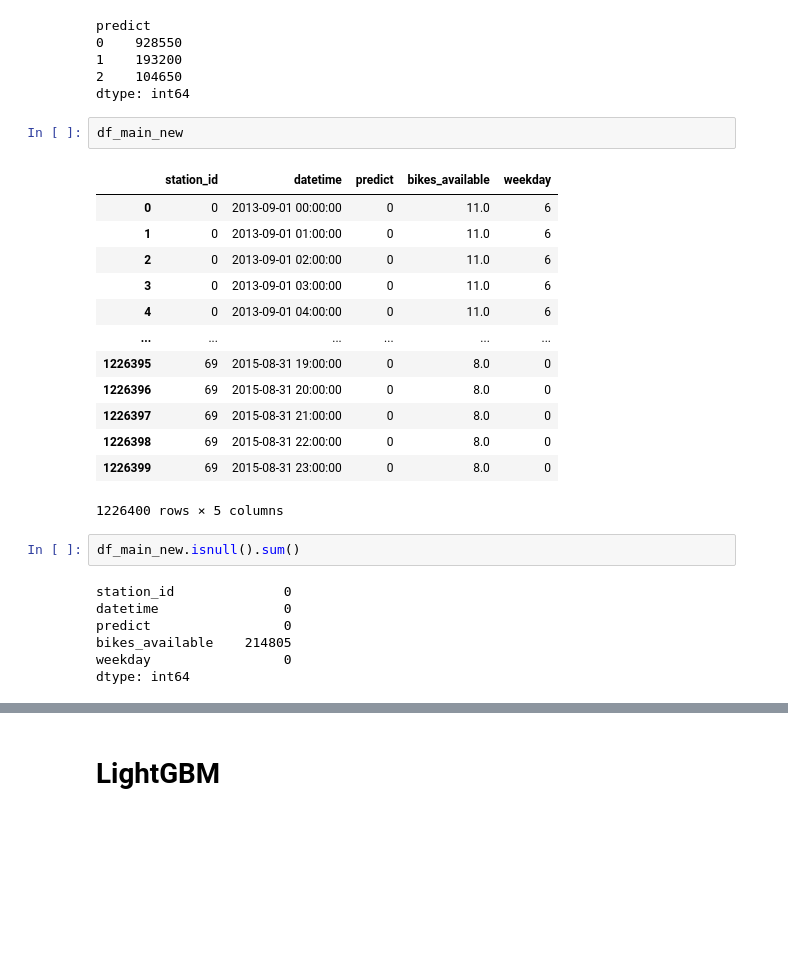
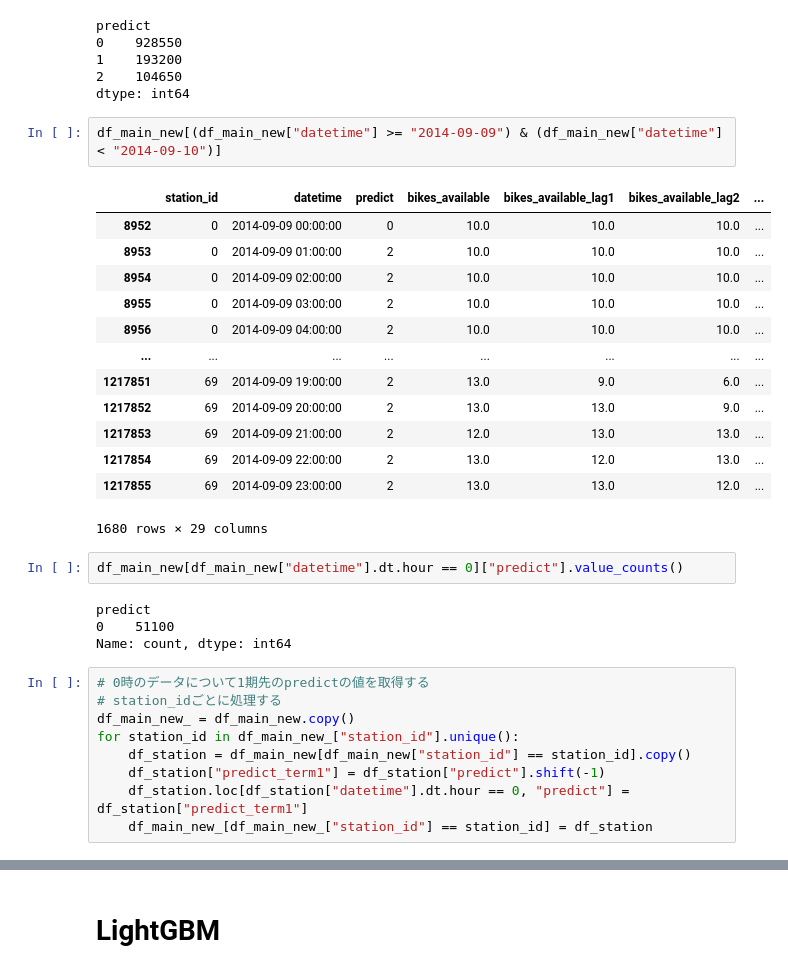
Before and after one commit to snoopy0420/atma_udemy, a Jupyter notebook: notebooks/baseline_LGBM.ipynb, the cells around one changed output, grey strips where cells are left out. Drawn from its saved outputs; the diff is of its cells as text; blank space fills up the shorter version.

```diff
--- a/notebooks/baseline_LGBM.ipynb
+++ b/notebooks/baseline_LGBM.ipynb
@@ -497,28 +496,34 @@ predict
 1    193200
 2    104650
 dtype: int64
-# %%
-df_main_new
-# %% [output]
-|  | station_id | datetime | predict | bikes_available | weekday |
-| 0 | 0 | 2013-09-01 00:00:00 | 0 | 11.0 | 6 |
-| 1 | 0 | 2013-09-01 01:00:00 | 0 | 11.0 | 6 |
-| 2 | 0 | 2013-09-01 02:00:00 | 0 | 11.0 | 6 |
-| 3 | 0 | 2013-09-01 03:00:00 | 0 | 11.0 | 6 |
-| 4 | 0 | 2013-09-01 04:00:00 | 0 | 11.0 | 6 |
-| ... | ... | ... | ... | ... | ... |
-| 1226395 | 69 | 2015-08-31 19:00:00 | 0 | 8.0 | 0 |
-| 1226396 | 69 | 2015-08-31 20:00:00 | 0 | 8.0 | 0 |
-| 1226397 | 69 | 2015-08-31 21:00:00 | 0 | 8.0 | 0 |
-| 1226398 | 69 | 2015-08-31 22:00:00 | 0 | 8.0 | 0 |
-| 1226399 | 69 | 2015-08-31 23:00:00 | 0 | 8.0 | 0 |
-1226400 rows × 5 columns
-# %%
-df_main_new.isnull().sum()
-# %% [output]
-station_id              0
-datetime                0
-predict                 0
-bikes_available    214805
-weekday                 0
-dtype: int64
+# %%
+df_main_new[(df_main_new["datetime"] >= "2014-09-09") & (df_main_new["datetime"] < "2014-09-10")]
+# %% [output]
+|  | station_id | datetime | predict | bikes_available | bikes_available_lag1 | bikes_available_lag2 | ... |
+| 8952 | 0 | 2014-09-09 00:00:00 | 0 | 10.0 | 10.0 | 10.0 | ... |
+| 8953 | 0 | 2014-09-09 01:00:00 | 2 | 10.0 | 10.0 | 10.0 | ... |
+| 8954 | 0 | 2014-09-09 02:00:00 | 2 | 10.0 | 10.0 | 10.0 | ... |
+| 8955 | 0 | 2014-09-09 03:00:00 | 2 | 10.0 | 10.0 | 10.0 | ... |
+| 8956 | 0 | 2014-09-09 04:00:00 | 2 | 10.0 | 10.0 | 10.0 | ... |
+| ... | ... | ... | ... | ... | ... | ... | ... |
+| 1217851 | 69 | 2014-09-09 19:00:00 | 2 | 13.0 | 9.0 | 6.0 | ... |
+| 1217852 | 69 | 2014-09-09 20:00:00 | 2 | 13.0 | 13.0 | 9.0 | ... |
+| 1217853 | 69 | 2014-09-09 21:00:00 | 2 | 12.0 | 13.0 | 13.0 | ... |
+| 1217854 | 69 | 2014-09-09 22:00:00 | 2 | 13.0 | 12.0 | 13.0 | ... |
+| 1217855 | 69 | 2014-09-09 23:00:00 | 2 | 13.0 | 13.0 | 12.0 | ... |
+1680 rows × 29 columns
+# %%
+df_main_new[df_main_new["datetime"].dt.hour == 0]["predict"].value_counts()
+# %% [output]
+predict
+0    51100
+Name: count, dtype: int64
+# %%
+# 0時のデータについて1期先のpredictの値を取得する
+# station_idごとに処理する
+df_main_new_ = df_main_new.copy()
+for station_id in df_main_new_["station_id"].unique():
+    df_station = df_main_new[df_main_new["station_id"] == station_id].copy()
+    df_station["predict_term1"] = df_station["predict"].shift(-1)
+    df_station.loc[df_station["datetime"].dt.hour == 0, "predict"] = df_station["predict_term1"]
+    df_main_new_[df_main_new_["station_id"] == station_id] = df_station
```
Also changed, not shown: parts of 26 cells of this notebook, 4 other files.
